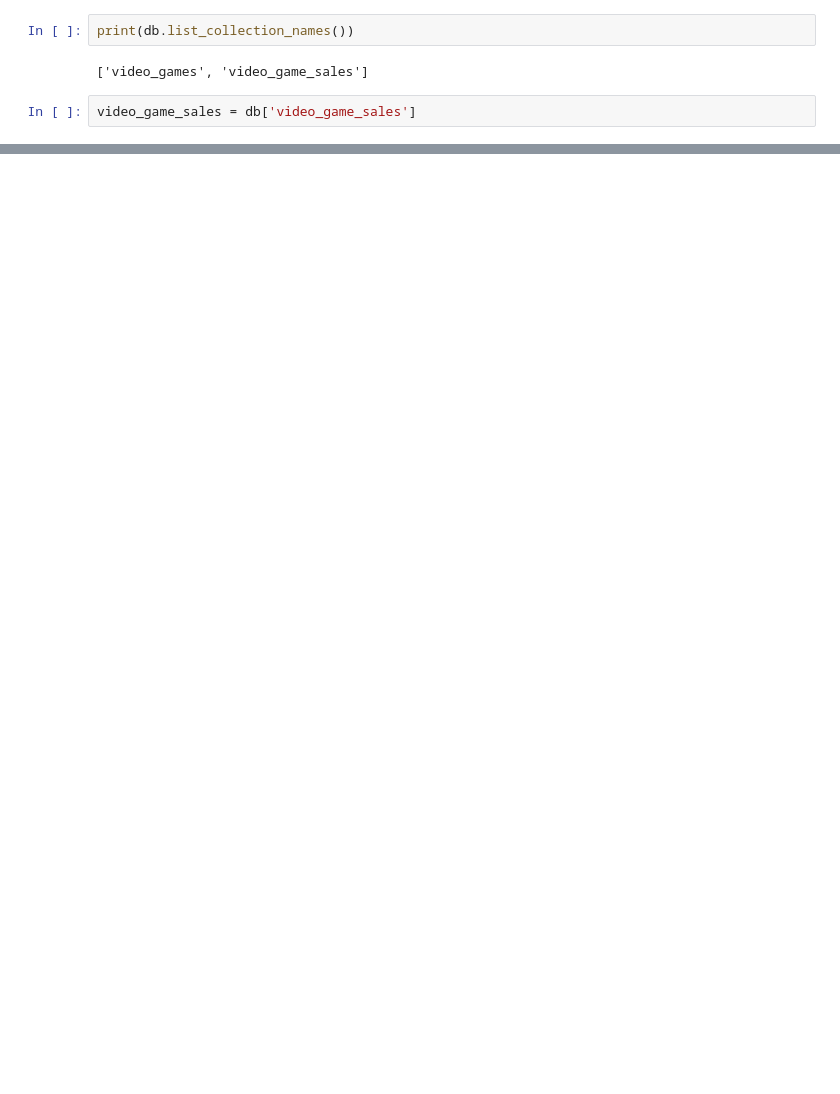
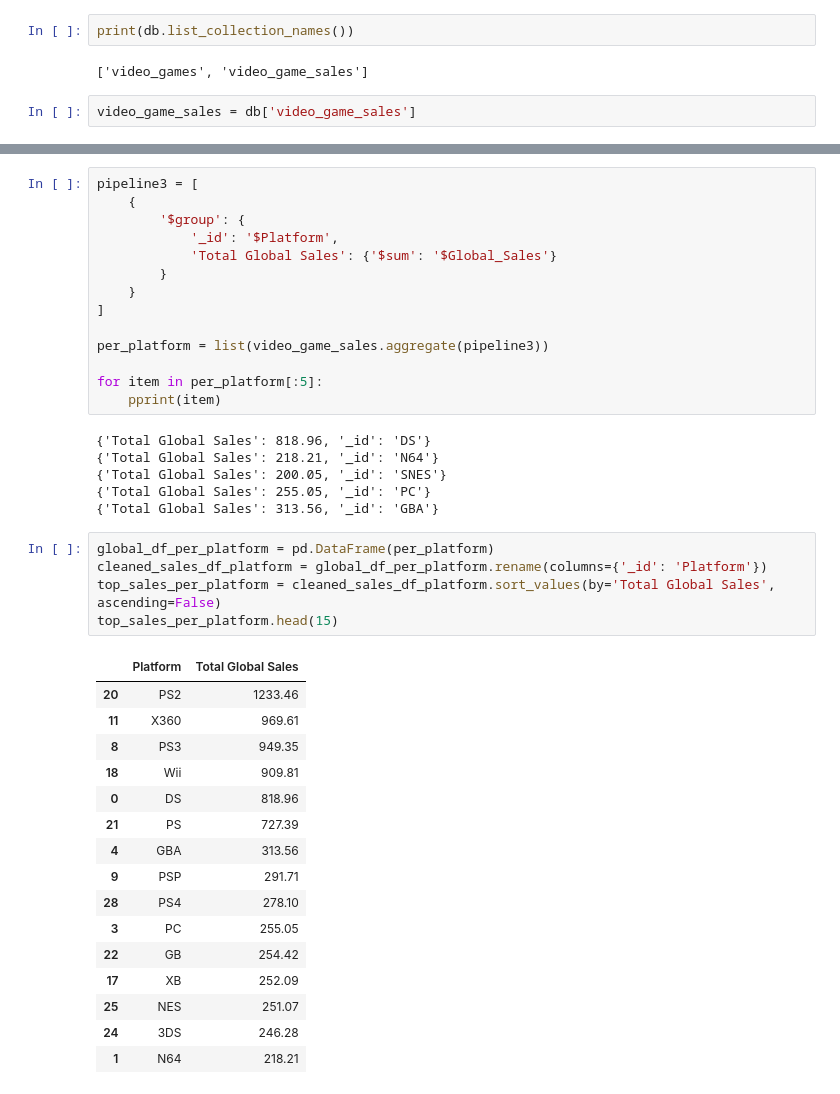
Before and after one commit to DarkWolf776/Project3, a Jupyter notebook: Project 3 work.ipynb, the cells around one changed output, grey strips where cells are left out. Drawn from its saved outputs; the diff is of its cells as text; blank space fills up the shorter version.

```diff
--- a/Project 3 work.ipynb
+++ b/Project 3 work.ipynb
@@ -259,0 +267,42 @@ top_sales_per_category.head(15)
+# %%
+pipeline3 = [
+    {
+        '$group': {
+            '_id': '$Platform',
+            'Total Global Sales': {'$sum': '$Global_Sales'}
+        }
+    }
+]
+
+per_platform = list(video_game_sales.aggregate(pipeline3))
+
+for item in per_platform[:5]:
+    pprint(item)
+# %% [output]
+{'Total Global Sales': 818.96, '_id': 'DS'}
+{'Total Global Sales': 218.21, '_id': 'N64'}
+{'Total Global Sales': 200.05, '_id': 'SNES'}
+{'Total Global Sales': 255.05, '_id': 'PC'}
+{'Total Global Sales': 313.56, '_id': 'GBA'}
+# %%
+global_df_per_platform = pd.DataFrame(per_platform)
+cleaned_sales_df_platform = global_df_per_platform.rename(columns={'_id': 'Platform'})
+top_sales_per_platform = cleaned_sales_df_platform.sort_values(by='Total Global Sales', ascending=False)
+top_sales_per_platform.head(15)
+# %% [output]
+|  | Platform | Total Global Sales |
+| 20 | PS2 | 1233.46 |
+| 11 | X360 | 969.61 |
+| 8 | PS3 | 949.35 |
+| 18 | Wii | 909.81 |
+| 0 | DS | 818.96 |
+| 21 | PS | 727.39 |
+| 4 | GBA | 313.56 |
+| 9 | PSP | 291.71 |
+| 28 | PS4 | 278.10 |
+| 3 | PC | 255.05 |
+| 22 | GB | 254.42 |
+| 17 | XB | 252.09 |
+| 25 | NES | 251.07 |
+| 24 | 3DS | 246.28 |
+| 1 | N64 | 218.21 |
```
Also changed, not shown: parts of 19 cells of this notebook.
